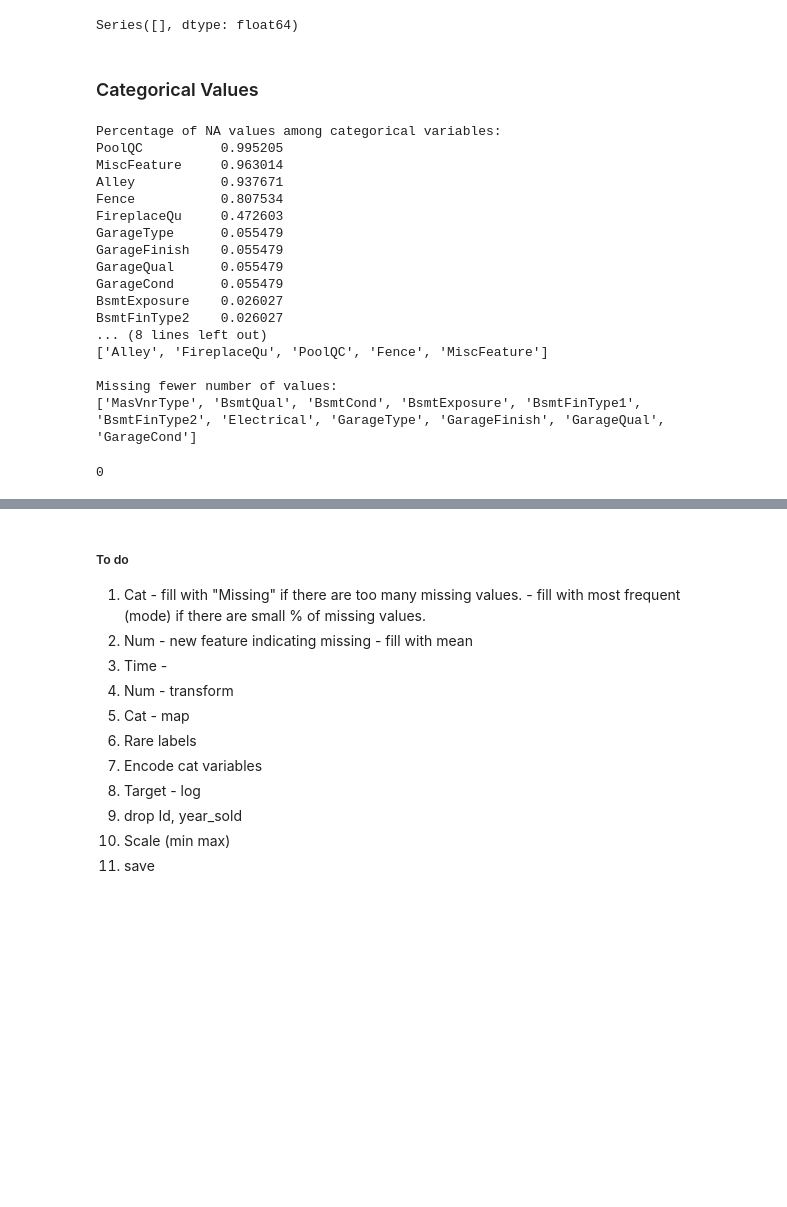
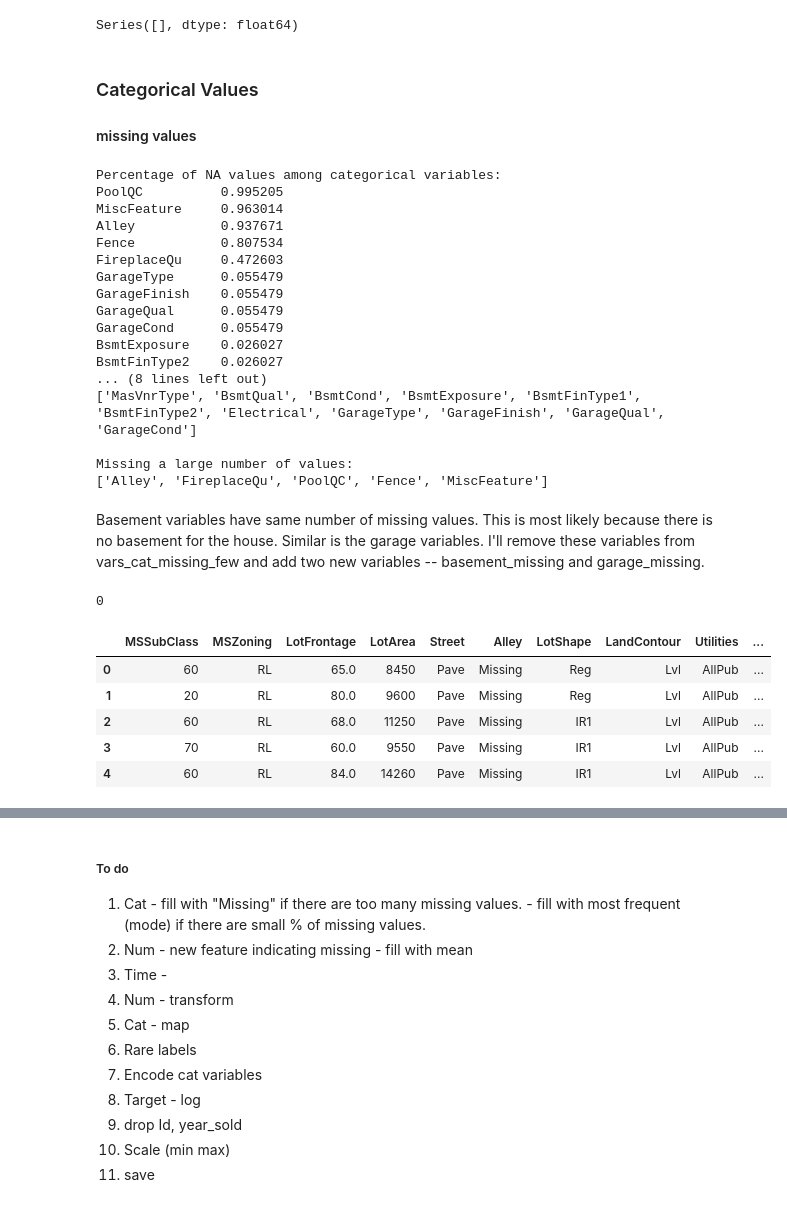
Before and after one commit to ngpraveen/HousePricing, a Jupyter notebook: notebooks/02-Feature_engineering.ipynb, the cells around one changed output, grey strips where cells are left out. Saved outputs shown, nothing was run; the diff lists cells and outputs as text; code cells hidden in the pictures; blank space fills up the shorter version.

```diff
--- a/notebooks/02-Feature_engineering.ipynb
+++ b/notebooks/02-Feature_engineering.ipynb
@@ -100,18 +113,22 @@ tmp[tmp>0]
 Series([], dtype: float64)
 # %% [markdown]
 ### Categorical Values
+#### missing values
 # %%
 print("Percentage of NA values among categorical variables:")
 tmp = train[vars_cat].isnull().mean()
 vars_cat_with_na = tmp[tmp>0].index
 print(tmp[tmp>0].sort_values(ascending=False)); print("")
 
+
 vars_cat_missing_many = tmp[tmp >= 0.1].index.tolist()
 vars_cat_missing_few = [var for var in tmp[tmp>0].index.tolist() if var not in vars_cat_missing_many]
-print("Missing a large number of values:")
+
+
+print("Missing fewer number of values:")
+print(vars_cat_missing_few)
+print("\nMissing a large number of values:")
 print(vars_cat_missing_many)
-print("\nMissing fewer number of values:")
-print(vars_cat_missing_few)
 # %% [output]
 Percentage of NA values among categorical variables:
 PoolQC          0.995205
@@ -126,7 +143,9 @@ GarageCond      0.055479
 BsmtExposure    0.026027
 BsmtFinType2    0.026027
 ... (8 lines left out)
+['MasVnrType', 'BsmtQual', 'BsmtCond', 'BsmtExposure', 'BsmtFinType1', 'BsmtFinType2', 'Electrical', 'GarageType', 'GarageFinish', 'GarageQual', 'GarageCond']
+
+Missing a large number of values:
 ['Alley', 'FireplaceQu', 'PoolQC', 'Fence', 'MiscFeature']
-
-Missing fewer number of values:
-['MasVnrType', 'BsmtQual', 'BsmtCond', 'BsmtExposure', 'BsmtFinType1', 'BsmtFinType2', 'Electrical', 'GarageType', 'GarageFinish', 'GarageQual', 'GarageCond']
+# %% [markdown]
+Basement variables have same number of missing values. This is most likely because there is no basement for the house. Similar is the garage variables. I'll remove these variables from vars_cat_missing_few and add two new variables -- basement_missing and garage_missing.
@@ -143,3 +171,12 @@ for var in vars_cat_missing_many:
 train[vars_cat].isnull().sum().sum()
 # %% [output]
 0
+# %%
+train.head()
+# %% [output]
+|  | MSSubClass | MSZoning | LotFrontage | LotArea | Street | Alley | LotShape | LandContour | Utilities | ... |
+| 0 | 60 | RL | 65.0 | 8450 | Pave | Missing | Reg | Lvl | AllPub | ... |
+| 1 | 20 | RL | 80.0 | 9600 | Pave | Missing | Reg | Lvl | AllPub | ... |
+| 2 | 60 | RL | 68.0 | 11250 | Pave | Missing | IR1 | Lvl | AllPub | ... |
+| 3 | 70 | RL | 60.0 | 9550 | Pave | Missing | IR1 | Lvl | AllPub | ... |
+| 4 | 60 | RL | 84.0 | 14260 | Pave | Missing | IR1 | Lvl | AllPub | ... |
```
Also changed, not shown: parts of 16 cells of this notebook.
